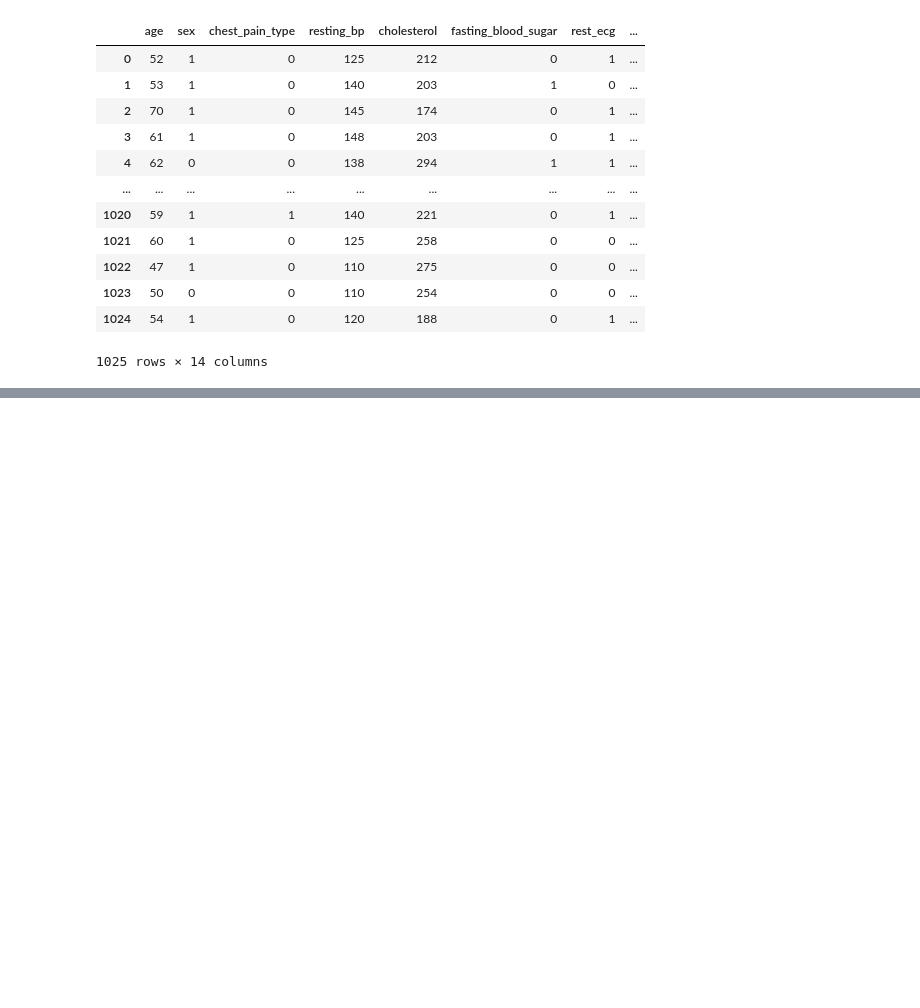
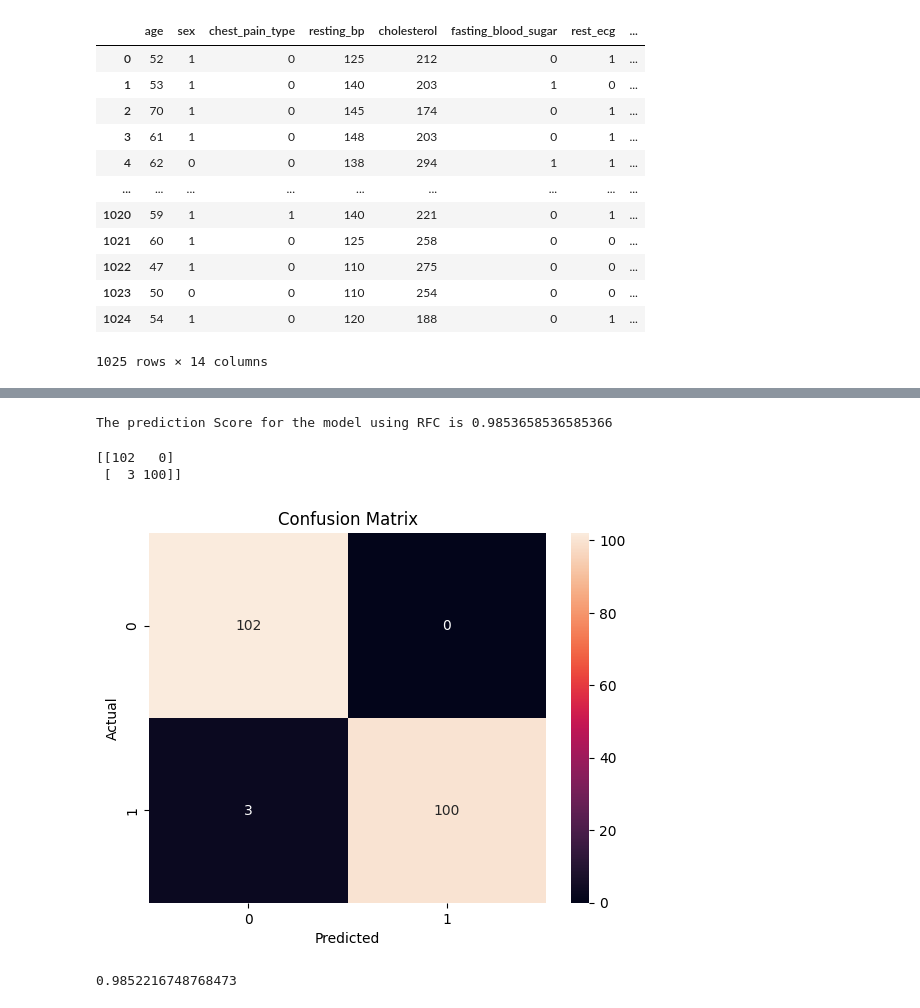
Before and after one commit to M-Mustafa-Khan13/Heart_diesease_predictor, a Jupyter notebook: heart_prediction.ipynb, the cells around one changed output, grey strips where cells are left out. Drawn from its saved outputs; the diff is of its cells as text; code cells hidden in the pictures; blank space fills up the shorter version.

```diff
--- a/heart_prediction.ipynb
+++ b/heart_prediction.ipynb
@@ -136,7 +136,8 @@ from sklearn.ensemble import RandomForestClassifier
 
 pipe_rf = Pipeline([
     ('prep', preprocess),
-    ('model', RandomForestClassifier())
+    ('model', RandomForestClassifier(
+    ))
 ])
 # %%
 x=data.drop('target',axis=1)
@@ -152,0 +276,3 @@ AttributeError: 'numpy.ndarray' object has no attribute 'fit'
+# %%
+y_pred=pipe_rf.predict(x_test)
+y_pred
@@ -153,3 +290,37 @@ AttributeError: 'numpy.ndarray' object has no attribute 'fit'
+# %%
+acc=accuracy_score(y_test,y_pred)
+print("The prediction Score for the model using RFC is",acc)
+# %% [output]
+The prediction Score for the model using RFC is 0.9853658536585366
+# %%
+#  displaying the confusion matrix
+
+cm=confusion_matrix(y_test,y_pred)
+print(cm)
+# %% [output]
+[[102   0]
+ [  3 100]]
+# %%
+import seaborn as sns
+import matplotlib.pyplot as plt
+from sklearn.metrics import confusion_matrix
+
+cm = confusion_matrix(y_test, y_pred)
+
+sns.heatmap(cm, annot=True, fmt='d')
+plt.xlabel("Predicted")
+plt.ylabel("Actual")
+plt.title("Confusion Matrix")
+plt.show()
+# %% [output]
+[figure, added]
+# %%
+from sklearn.metrics import f1_score
+
+f1_scr=f1_score(y_test,y_pred)
+f1_scr
+# %% [output]
+0.9852216748768473
 # %%
 print("preprocess:", type(preprocess))
 print("X_train:", type(x_train))
```
Also changed, not shown: parts of 12 cells of this notebook.
